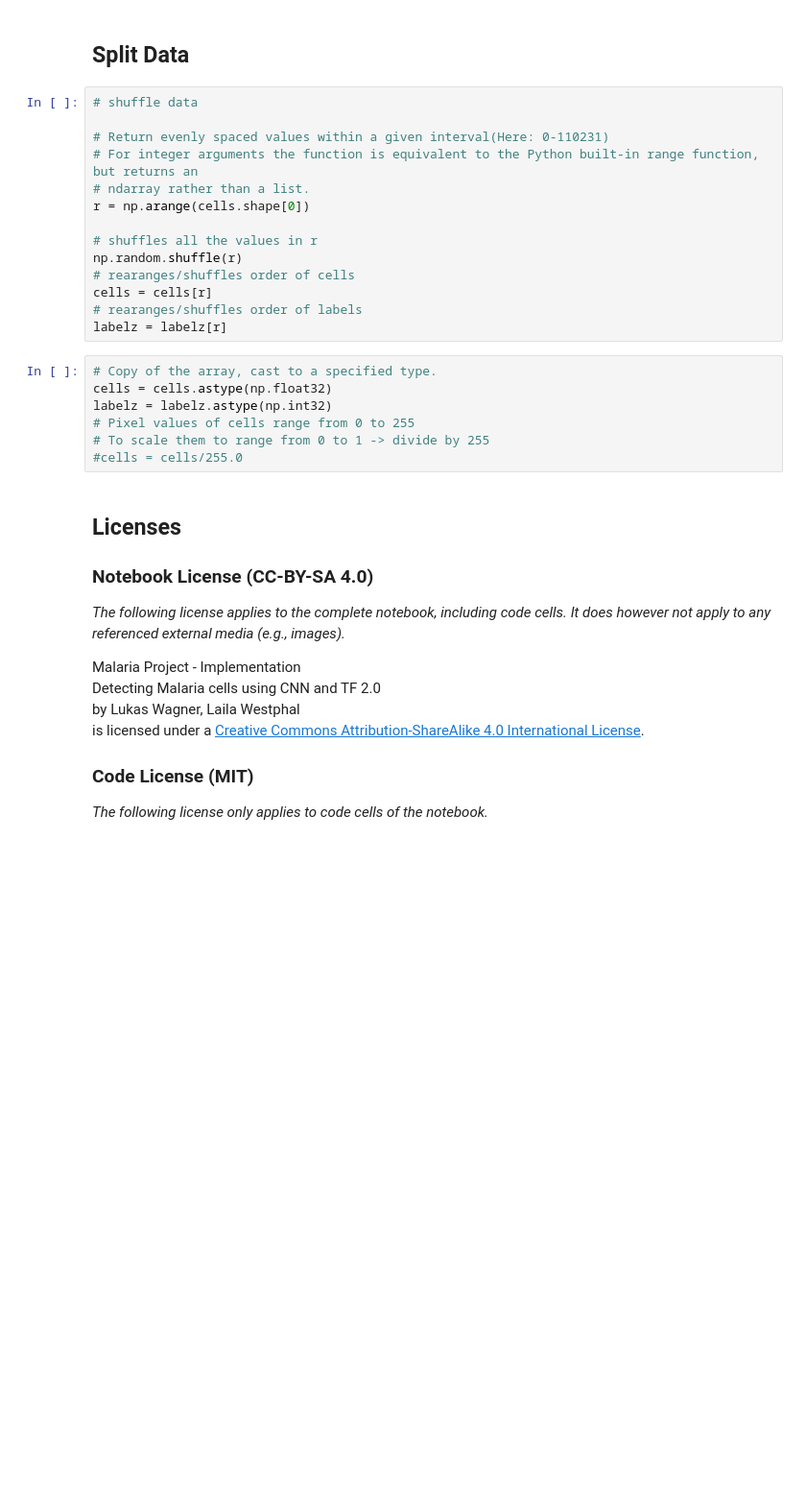
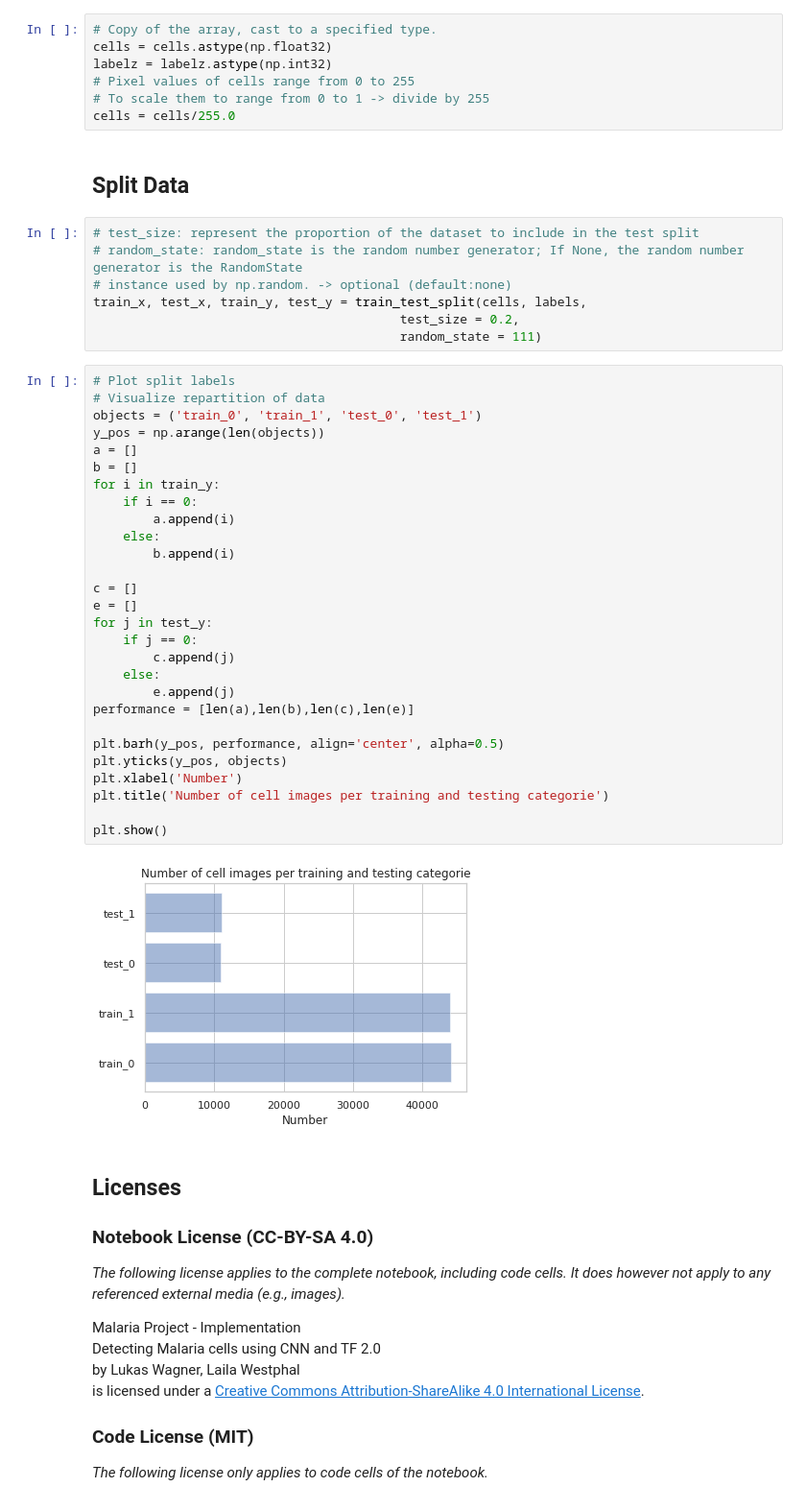
Before and after one commit to lai-la/MalariaProject, a Jupyter notebook: malaria_project_implementation.ipynb, the cells around one changed output. Shown: that part at 96% size. Drawn from its saved outputs; the diff is of its cells as text; blank space fills up the shorter version.

Commit message:
split data and added visualization for it

```diff
--- a/malaria_project_implementation.ipynb
+++ b/malaria_project_implementation.ipynb
@@ -273,26 +295,49 @@ print('number of data: {} \nnumber of labels: {}'.format(len(c), len(l)))
+# %%
+# Copy of the array, cast to a specified type.
+cells = cells.astype(np.float32)
+labelz = labelz.astype(np.int32)
+# Pixel values of cells range from 0 to 255
+# To scale them to range from 0 to 1 -> divide by 255
+cells = cells/255.0
 # %% [markdown]
 ## Split Data
-# %%
-# shuffle data
-
-# Return evenly spaced values within a given interval(Here: 0-110231)
-# For integer arguments the function is equivalent to the Python built-in range function, but returns an
-# ndarray rather than a list.
-r = np.arange(cells.shape[0])
-
-# shuffles all the values in r
-np.random.shuffle(r)
-# rearanges/shuffles order of cells
-cells = cells[r]
-# rearanges/shuffles order of labels
-labelz = labelz[r]
-# %%
-# Copy of the array, cast to a specified type.
-cells = cells.astype(np.float32)
-labelz = labelz.astype(np.int32)
-# Pixel values of cells range from 0 to 255
-# To scale them to range from 0 to 1 -> divide by 255
-#cells = cells/255.0
+# %%
+# test_size: represent the proportion of the dataset to include in the test split
+# random_state: random_state is the random number generator; If None, the random number generator is the RandomState
+# instance used by np.random. -> optional (default:none)
+train_x, test_x, train_y, test_y = train_test_split(cells, labels,
+                                         test_size = 0.2,
+                                         random_state = 111)
+# %%
+# Plot split labels
+# Visualize repartition of data
+objects = ('train_0', 'train_1', 'test_0', 'test_1')
+y_pos = np.arange(len(objects))
+a = []
+b = []
+for i in train_y:
+    if i == 0:
+        a.append(i)
+    else:
+        b.append(i)
+
+c = []
+e = []
+for j in test_y:
+    if j == 0:
+        c.append(j)
+    else:
+        e.append(j)
+performance = [len(a),len(b),len(c),len(e)]
+
+plt.barh(y_pos, performance, align='center', alpha=0.5)
+plt.yticks(y_pos, objects)
+plt.xlabel('Number')
+plt.title('Number of cell images per training and testing categorie')
+
+plt.show()
+# %% [output]
+[figure, added]
 # %% [markdown]
 ## Licenses
 
```
Also changed, not shown: parts of 4 cells of this notebook.
